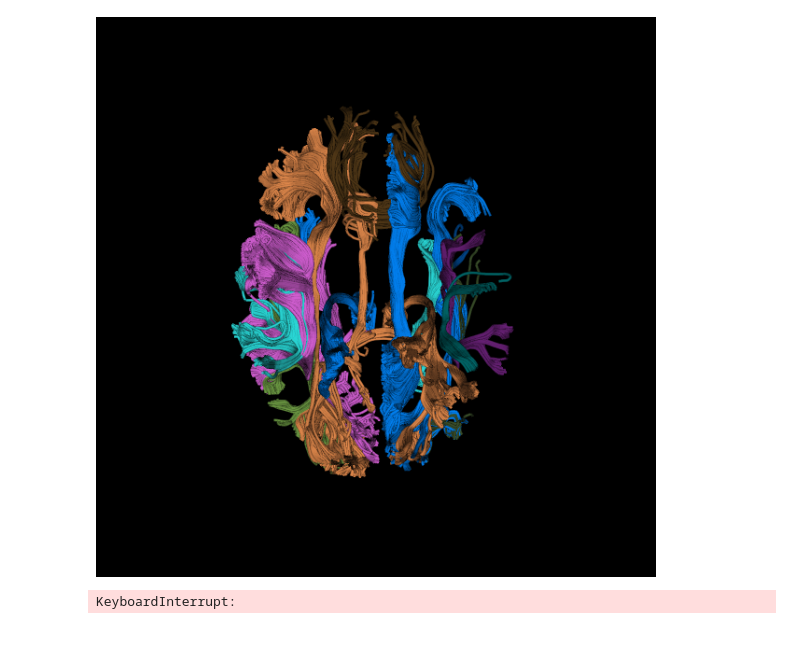
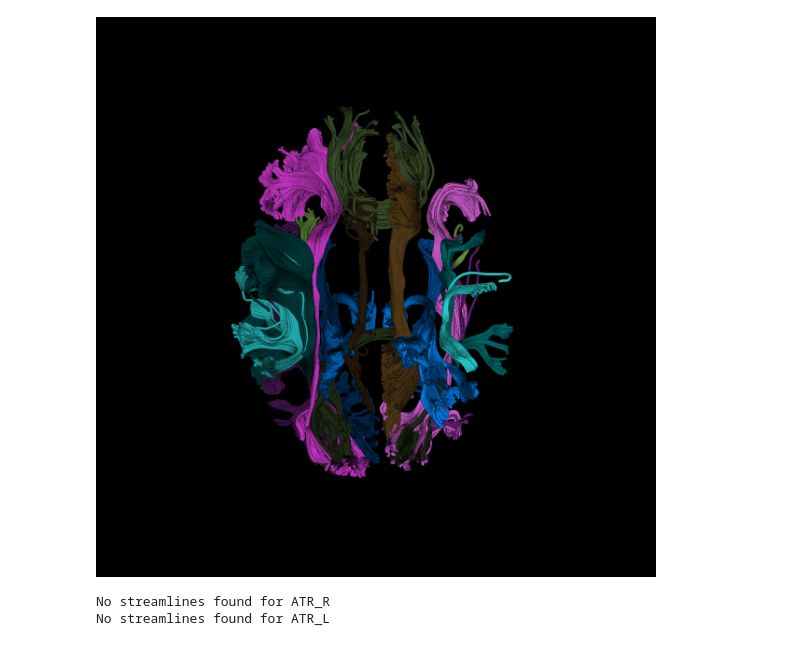
Before and after one commit to 36000/pyAFQ-scripts, a Jupyter notebook: viz_tests.ipynb, the cells around one changed output. Saved outputs shown, nothing was run; the diff lists cells and outputs as text; code cells hidden in the pictures.

```diff
--- a/viz_tests.ipynb
+++ b/viz_tests.ipynb
@@ -91,9 +106,6 @@ INFO:root:Moved streamlines from rasmm to vox
 # %%
 bundles = myafq.get_clean_bundles()[0]
-scene = viz.visualize_bundles(bundles, interact=True)
+#scene = viz.visualize_bundles(bundles, interact=True)
+scene = viz.visualize_bundles(bundles, bundle_names=myafq.bundle_dict, inline=True)
 # %% [output]
-[figure, old version]
+[figure, new version]
-# %%
-viz.create_gif(scene, 'test.gif')
-# %% [output]
-KeyboardInterrupt:
@@ -99,0 +114,5 @@ KeyboardInterrupt:
+# %%
+myafq.export_ROI_gifs()
+# %% [output]
+No streamlines found for ATR_R
+No streamlines found for ATR_L
```
Also changed, not shown: parts of 4 cells of this notebook, 5 other files.
